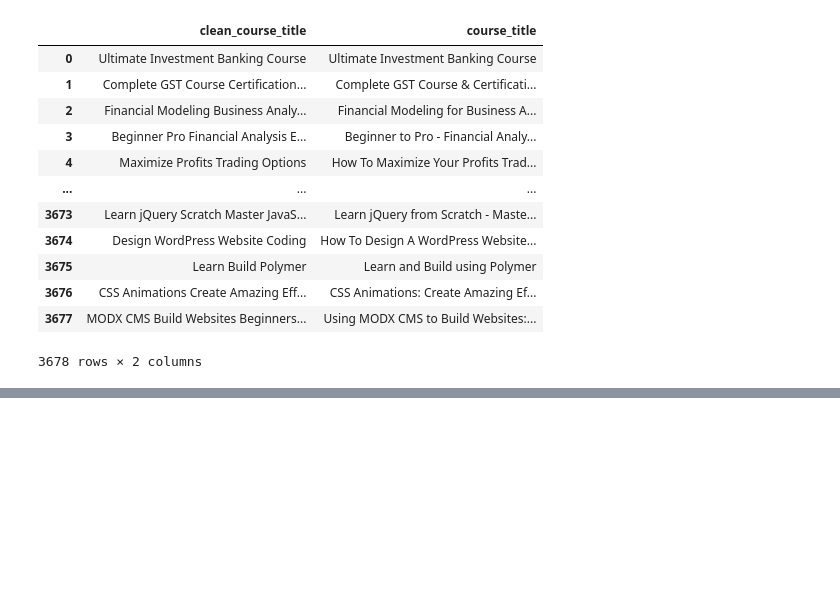
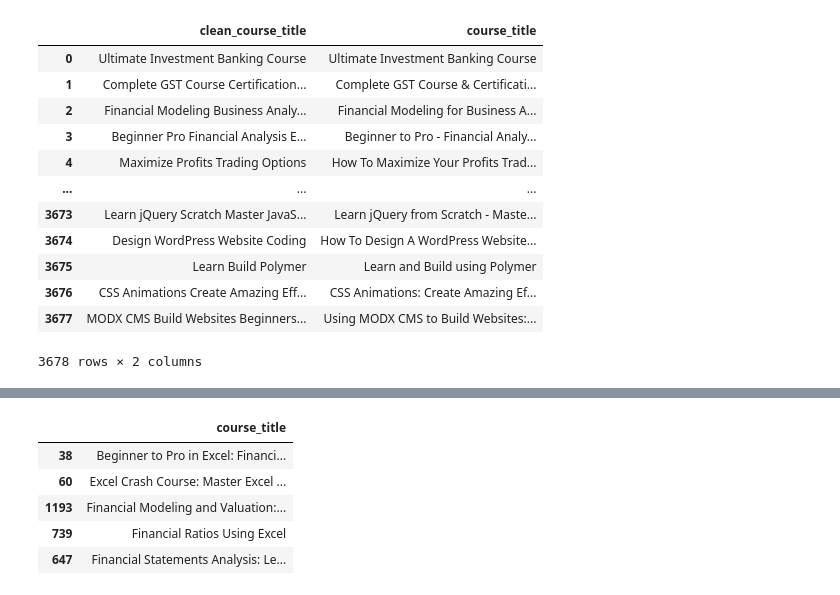
Before and after one commit to abdulawalemon1/course-recommedation-system, a Jupyter notebook: Course Recommendation System/index.ipynb, the cells around one changed output, grey strips where cells are left out. Drawn from its saved outputs; the diff is of its cells as text; code cells hidden in the pictures; blank space fills up the shorter version.

```diff
--- a/Course Recommendation System/index.ipynb
+++ b/Course Recommendation System/index.ipynb
@@ -92,0 +224,3 @@ df[['clean_course_title','course_title']]
+# %%
+#Sort our scores per cosine score
+sorted_scores=sorted(scores,key=lambda x:x[1],reverse=True)
@@ -92,0 +268,3 @@ df[['clean_course_title','course_title']]
+# %%
+#Selected Courses Indices
+selected_course_indices=[i[0] for i in sorted_scores[1:]]
@@ -92,0 +297,9 @@ df[['clean_course_title','course_title']]
+# %%
+rec_df.head()
+# %% [output]
+|  | course_title |
+| 38 | Beginner to Pro in Excel: Financi... |
+| 60 | Excel Crash Course: Master Excel ... |
+| 1193 | Financial Modeling and Valuation:... |
+| 739 | Financial Ratios Using Excel |
+| 647 | Financial Statements Analysis: Le... |
```
Also changed, not shown: parts of 25 cells of this notebook.
